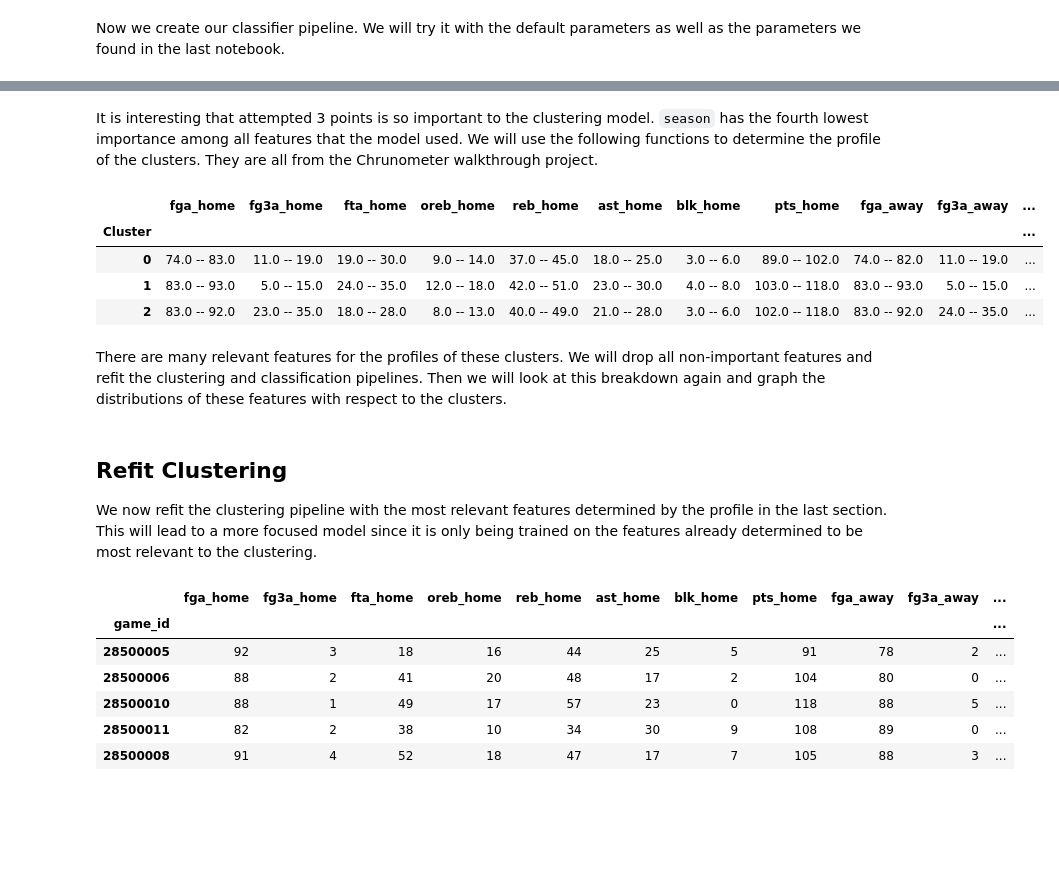
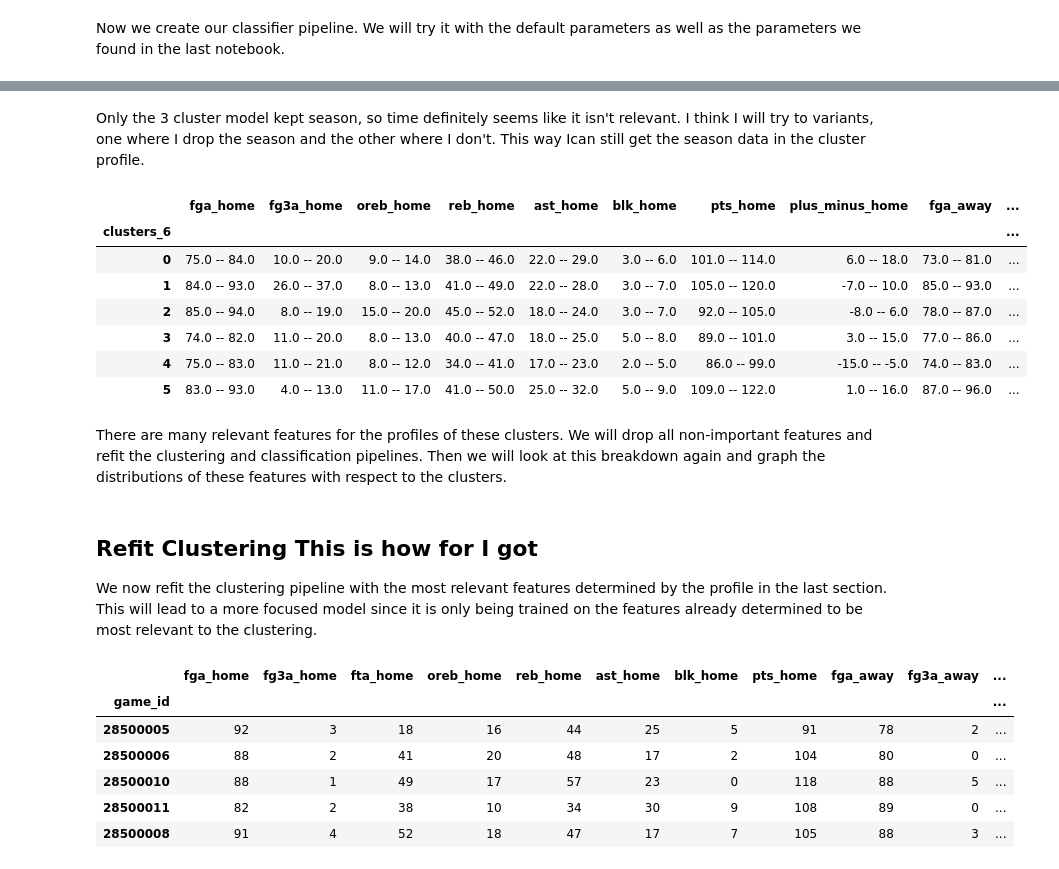
Before and after one commit to smtilson/pp5-ml-dashboard, a Jupyter notebook: jupyter_notebooks/07_many_clusters.ipynb, the cells around one changed output, grey strips where cells are left out. Cells and saved outputs as stored; diff of their text form; code cells hidden in the pictures; blank space fills up the shorter version.

Commit message:
more on model pages, content is finished

```diff
--- a/jupyter_notebooks/07_many_clusters.ipynb
+++ b/jupyter_notebooks/07_many_clusters.ipynb
@@ -336,10 +339,10 @@ def season_per_cluster(df, key):
         sns.countplot(data=cluster, x='season').set_title(f"cluster {i} in {key}")
         plt.show
 # %%
-print(game_many_clusters.keys())
+'''print(game_many_clusters.keys())
 for i in range(3,4):
     key = f"clusters_{i}"
     df = clusters_seasons[key]
 
-    season_per_cluster(df, key)
+    season_per_cluster(df, key)'''
 # %% [output]
@@ -356,7 +350,6 @@ season        0.351203  1.000000
 # %%
 for key, value in game_many_clusters.items():
-    game_w_clusters = value.join(game_seasons)
-    clusters_correlation = game_w_clusters.corr()
+    clusters_correlation = value.corr()
     print(key)
     print(clusters_correlation[key].sort_values(key=lambda x: abs(x), ascending=False)[:8])
 # %% [output]
@@ -482,11 +481,15 @@ It is very interesting how things drop off at 5 and at come back up at 6 then ba
 # %%
 from src.notebook_functions import feature_importance_tree_based_models, find_features
 
-kept, dropped = find_features(X_train, tuned_ada_pipe, initial_drop=[])
-print(f"The following features were dropped: \n{dropped}")
-print()
-columns = X_train.filter(kept).columns
-ada_model = tuned_ada_pipe['model']
-feature_importance_tree_based_models(model=ada_model, columns=columns)
-best_features = kept
+
+relevant = ['clusters_3', "clusters_4", "clusters_6"]
+best_features = {}
+for key in relevant:
+    kept, dropped = find_features(X_train[key], tuned_pipes[key], initial_drop=[])
+    print(f"The following features were dropped by {key}: \n{dropped}")
+    print()
+    columns = X_train[key].filter(kept).columns
+    ada_model = tuned_pipes[key]['model']
+    feature_importance_tree_based_models(model=ada_model, columns=columns)
+    best_features[key] = kept
 # %% [output]
@@ -511,4 +514,4 @@ game_id                                             ...
-# %% [markdown]
-It is interesting that attempted 3 points is so important to the clustering model. `season` has the fourth lowest importance among all features that the model used. We will use the following functions to determine the profile of the clusters. They are all from the Chrunometer walkthrough project.
+# %% [markdown]
+Only the 3 cluster model kept season, so time definitely seems like it isn't relevant. I think I will try to variants, one where I drop the season and the other where I don't. This way Ican still get the season data in the cluster profile.
 # %%
 # All functions are from notebook 07 of the Churnometer walkthrough
@@ -596,22 +599,31 @@ def cluster_distribution_per_variable(df, target):
     fig.update_traces(mode='markers+lines')
     fig.show(renderer='jupyterlab')
 # %%
-df_cluster_profile = df.copy()
-df_cluster_profile = df_cluster_profile.filter(items=best_features + ['Clusters'], axis=1)
+def report(collection,key):
+    df_cluster_profile = collection[key].copy()
+    relevant_features = best_features[key]+[key]
+    if 'season' not in relevant_features:
+        relevant_features.append('season')
+    df_cluster_profile = df_cluster_profile.filter(items=relevant_features, axis=1)
 
-pd.set_option('display.max_colwidth', None)
-clusters_profile = DescriptionAllClusters(df_cluster_profile, decimal_points=0)
-clusters_profile
+    pd.set_option('display.max_colwidth', None)
+    clusters_profile = DescriptionAllClusters(df_cluster_profile, key, decimal_points=0)
+    return clusters_profile
+
+report(game_many_clusters,"clusters_6")
 # %% [output]
-|  | fga_home | fg3a_home | fta_home | oreb_home | reb_home | ast_home | blk_home | pts_home | fga_away | fg3a_away | ... |
-| Cluster |  |  |  |  |  |  |  |  |  |  | ... |
-| 0 | 74.0 -- 83.0 | 11.0 -- 19.0 | 19.0 -- 30.0 | 9.0 -- 14.0 | 37.0 -- 45.0 | 18.0 -- 25.0 | 3.0 -- 6.0 | 89.0 -- 102.0 | 74.0 -- 82.0 | 11.0 -- 19.0 | ... |
-| 1 | 83.0 -- 93.0 | 5.0 -- 15.0 | 24.0 -- 35.0 | 12.0 -- 18.0 | 42.0 -- 51.0 | 23.0 -- 30.0 | 4.0 -- 8.0 | 103.0 -- 118.0 | 83.0 -- 93.0 | 5.0 -- 15.0 | ... |
-| 2 | 83.0 -- 92.0 | 23.0 -- 35.0 | 18.0 -- 28.0 | 8.0 -- 13.0 | 40.0 -- 49.0 | 21.0 -- 28.0 | 3.0 -- 6.0 | 102.0 -- 118.0 | 83.0 -- 92.0 | 24.0 -- 35.0 | ... |
+|  | fga_home | fg3a_home | oreb_home | reb_home | ast_home | blk_home | pts_home | plus_minus_home | fga_away | ... |
+| clusters_6 |  |  |  |  |  |  |  |  |  | ... |
+| 0 | 75.0 -- 84.0 | 10.0 -- 20.0 | 9.0 -- 14.0 | 38.0 -- 46.0 | 22.0 -- 29.0 | 3.0 -- 6.0 | 101.0 -- 114.0 | 6.0 -- 18.0 | 73.0 -- 81.0 | ... |
+| 1 | 84.0 -- 93.0 | 26.0 -- 37.0 | 8.0 -- 13.0 | 41.0 -- 49.0 | 22.0 -- 28.0 | 3.0 -- 7.0 | 105.0 -- 120.0 | -7.0 -- 10.0 | 85.0 -- 93.0 | ... |
+| 2 | 85.0 -- 94.0 | 8.0 -- 19.0 | 15.0 -- 20.0 | 45.0 -- 52.0 | 18.0 -- 24.0 | 3.0 -- 7.0 | 92.0 -- 105.0 | -8.0 -- 6.0 | 78.0 -- 87.0 | ... |
+| 3 | 74.0 -- 82.0 | 11.0 -- 20.0 | 8.0 -- 13.0 | 40.0 -- 47.0 | 18.0 -- 25.0 | 5.0 -- 8.0 | 89.0 -- 101.0 | 3.0 -- 15.0 | 77.0 -- 86.0 | ... |
+| 4 | 75.0 -- 83.0 | 11.0 -- 21.0 | 8.0 -- 12.0 | 34.0 -- 41.0 | 17.0 -- 23.0 | 2.0 -- 5.0 | 86.0 -- 99.0 | -15.0 -- -5.0 | 74.0 -- 83.0 | ... |
+| 5 | 83.0 -- 93.0 | 4.0 -- 13.0 | 11.0 -- 17.0 | 41.0 -- 50.0 | 25.0 -- 32.0 | 5.0 -- 9.0 | 109.0 -- 122.0 | 1.0 -- 16.0 | 87.0 -- 96.0 | ... |
 # %% [markdown]
 There are many relevant features for the profiles of these clusters. We will drop all non-important features and refit the clustering and classification pipelines. Then we will look at this breakdown again and graph the distributions of these features with respect to the clusters.
 # %% [markdown]
-## Refit Clustering
+## Refit Clustering This is how for I got
 We now refit the clustering pipeline with the most relevant features determined by the profile in the last section. This will lead to a more focused model since it is only being trained on the features already determined to be most relevant to the clustering.
 # %%
 to_drop = [col for col in game_data.columns if col not in best_features]
```
Also changed, not shown: parts of 11 cells of this notebook, 4 other files.
